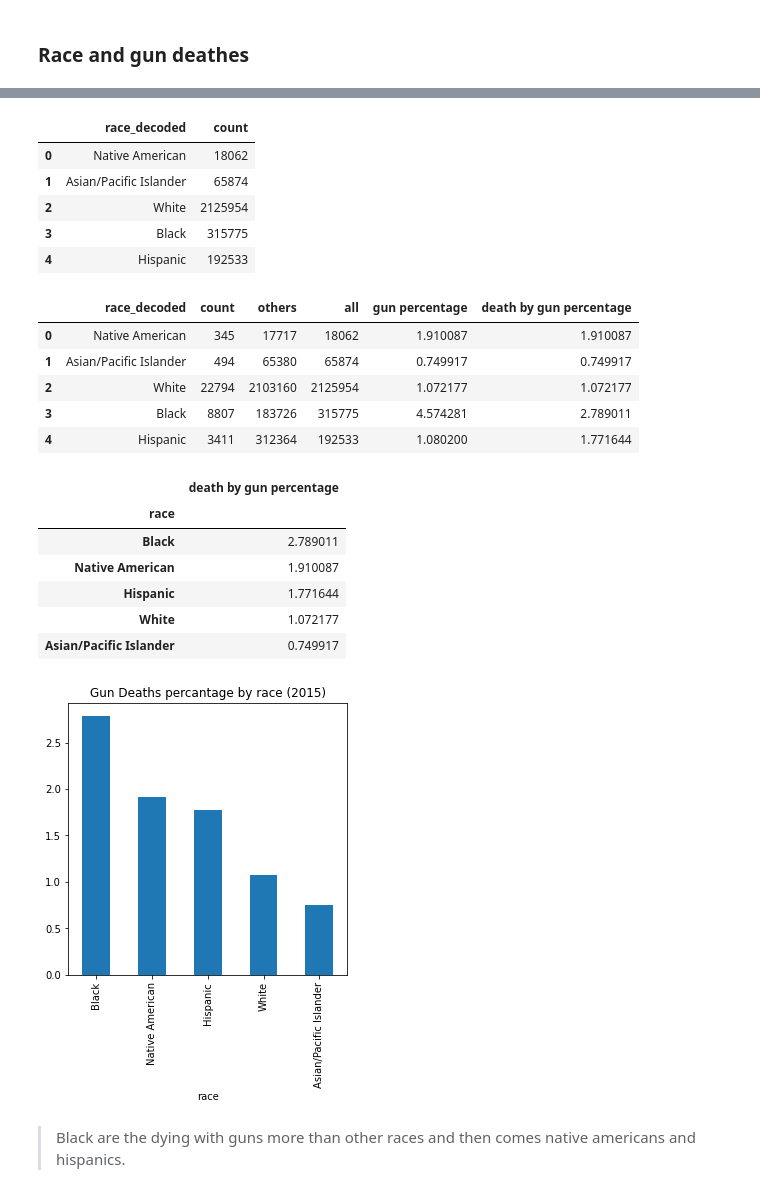
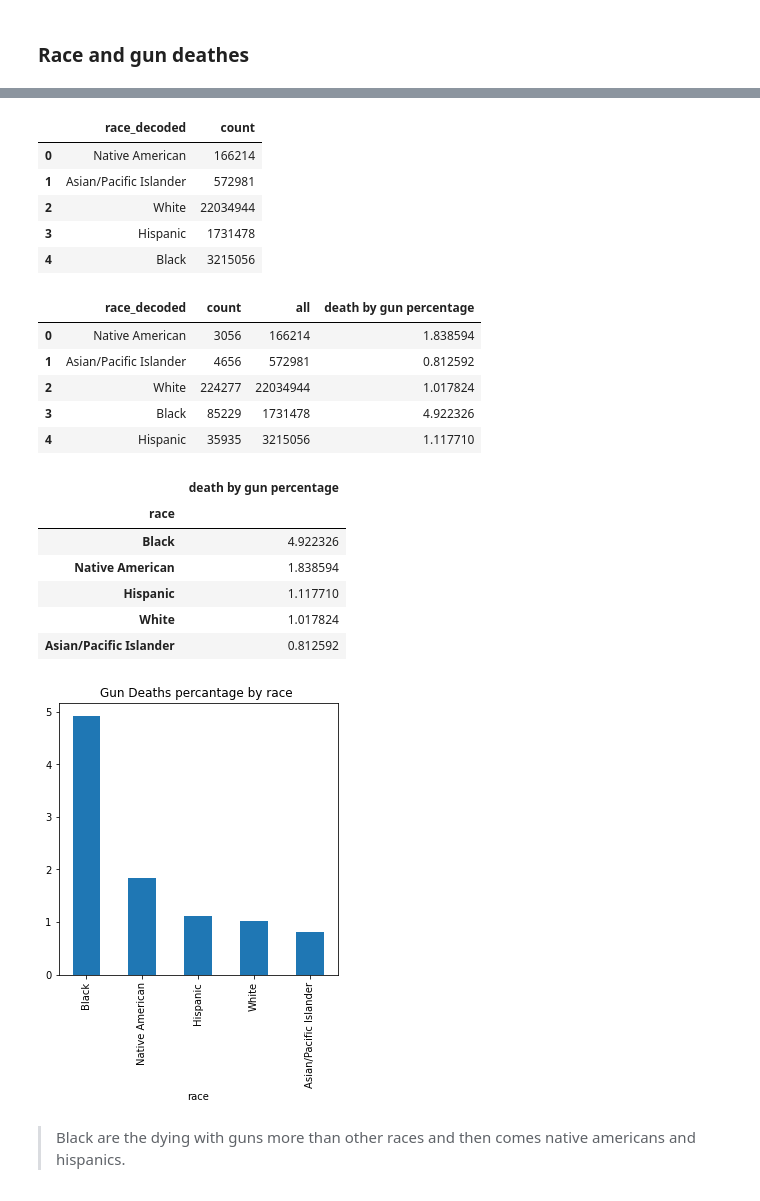
Before and after one commit to AhmedSalah339/Death-Big-data-Analytics, a Jupyter notebook: Ahmed/Violence and suicide in USA.ipynb, the cells around one changed output, grey strips where cells are left out. Cells and saved outputs as stored; diff of their text form; code cells hidden in the pictures.

Commit message:
All data analysis
The notebook using all the data

```diff
--- a/Ahmed/Violence and suicide in USA.ipynb
+++ b/Ahmed/Violence and suicide in USA.ipynb
@@ -26,7 +26,7 @@ spark = SparkSession.builder.master("local").appName("Search").config(conf=Spark
 # %%
 from pyspark.sql.types import StructType, StructField, StringType,BooleanType,IntegerType
 # %%
-df = spark.read.format("csv").option("header", "true").load("../2015_data/2015_data.csv")
+df = spark.read.format("csv").option("header", "true").load("../data")
 df.select('icd_code_10th_revision').show(n=5)
 # %% [output]
 +----------------------+
@@ -126,22 +86,22 @@ df_races_deaths_pd.iloc[4,:] = row
 df_races_deaths_pd
 # %% [output]
 |  | race_decoded | count |
-| 0 | Native American | 18062 |
-| 1 | Asian/Pacific Islander | 65874 |
-| 2 | White | 2125954 |
-| 3 | Black | 315775 |
-| 4 | Hispanic | 192533 |
+| 0 | Native American | 166214 |
+| 1 | Asian/Pacific Islander | 572981 |
+| 2 | White | 22034944 |
+| 3 | Hispanic | 1731478 |
+| 4 | Black | 3215056 |
 # %%
 df_races_guns_pd['all']=df_races_deaths_pd['count']
 df_races_guns_pd['death by gun percentage'] = 100*df_races_guns_pd['count']/df_races_guns_pd['all']
 df_races_guns_pd
 # %% [output]
-|  | race_decoded | count | others | all | gun percentage | death by gun percentage |
-| 0 | Native American | 345 | 17717 | 18062 | 1.910087 | 1.910087 |
-| 1 | Asian/Pacific Islander | 494 | 65380 | 65874 | 0.749917 | 0.749917 |
-| 2 | White | 22794 | 2103160 | 2125954 | 1.072177 | 1.072177 |
-| 3 | Black | 8807 | 183726 | 315775 | 4.574281 | 2.789011 |
-| 4 | Hispanic | 3411 | 312364 | 192533 | 1.080200 | 1.771644 |
+|  | race_decoded | count | all | death by gun percentage |
+| 0 | Native American | 3056 | 166214 | 1.838594 |
+| 1 | Asian/Pacific Islander | 4656 | 572981 | 0.812592 |
+| 2 | White | 224277 | 22034944 | 1.017824 |
+| 3 | Black | 85229 | 1731478 | 4.922326 |
+| 4 | Hispanic | 35935 | 3215056 | 1.117710 |
 # %%
 df_draw = df_races_guns_pd[['race_decoded','death by gun percentage']]
 df_draw=df_draw.rename(columns={'race_decoded':'race'})
@@ -151,15 +111,15 @@ df_draw
 # %% [output]
 |  | death by gun percentage |
 | race |  |
-| Black | 2.789011 |
-| Native American | 1.910087 |
-| Hispanic | 1.771644 |
-| White | 1.072177 |
-| Asian/Pacific Islander | 0.749917 |
+| Black | 4.922326 |
+| Native American | 1.838594 |
+| Hispanic | 1.117710 |
+| White | 1.017824 |
+| Asian/Pacific Islander | 0.812592 |
 # %%
-df_draw.plot.bar( figsize=(5,5), title='Gun Deaths percantage by race (2015)',legend=False);
+df_draw.plot.bar( figsize=(5,5), title='Gun Deaths percantage by race ',legend=False);
 # %% [output]
-[figure, old version]
+[figure, new version]
 # %% [markdown]
 > Black are the dying with guns more than other races and then comes native americans and hispanics.
 # %% [markdown]
```
Also changed, not shown: parts of 23 cells of this notebook, 1 other file.
